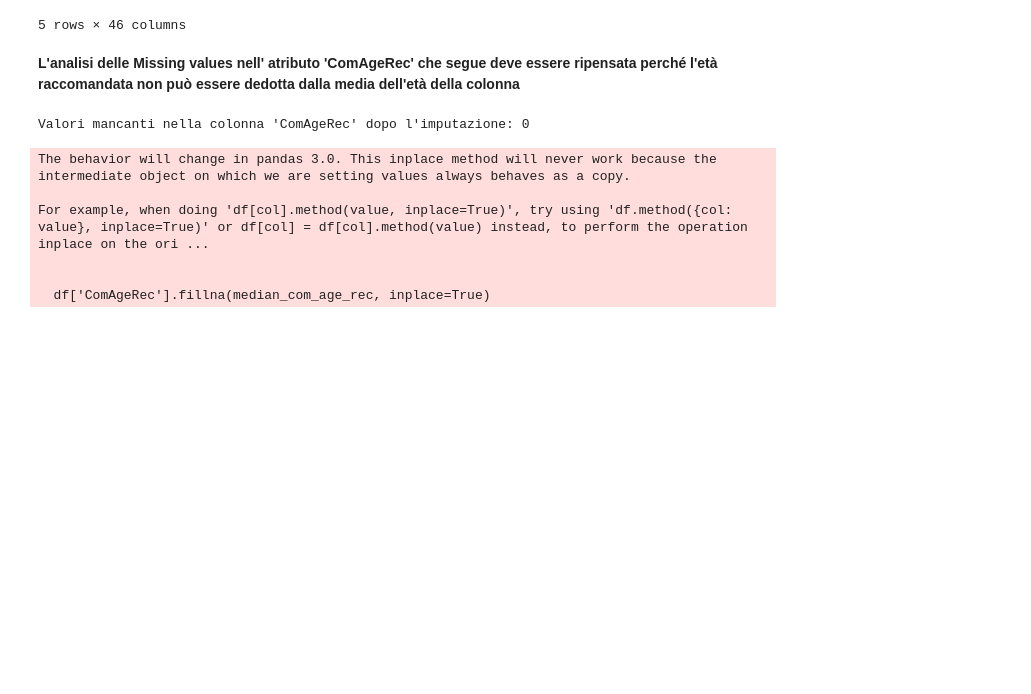
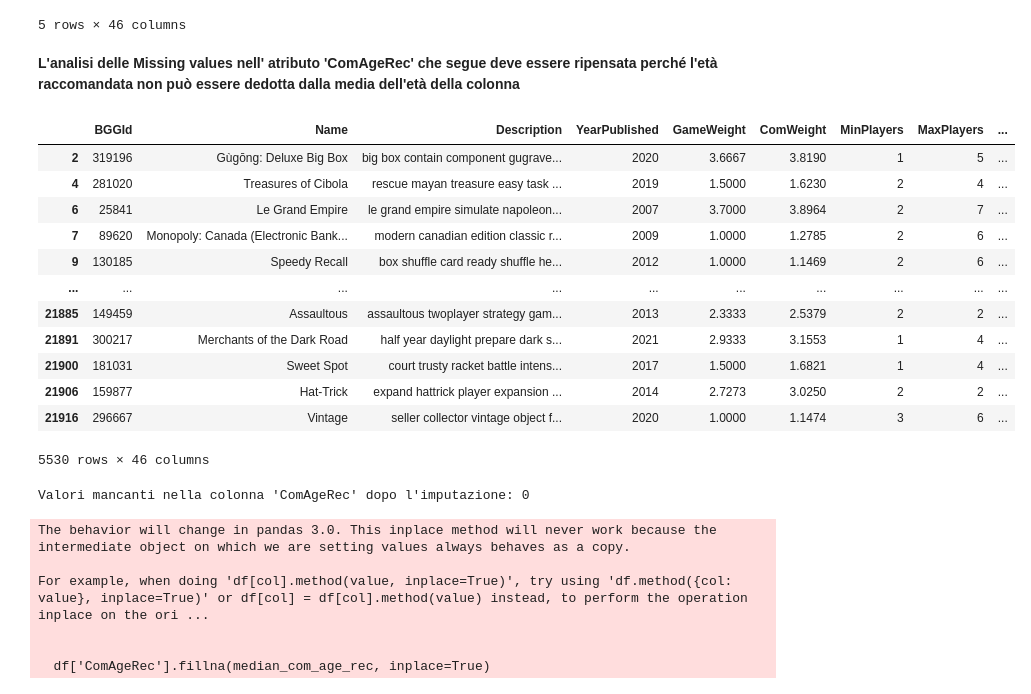
Before and after one commit to kilomo12/Data_Mining_Project, a Jupyter notebook: Data_mining_project/project_data_mining_part1.ipynb, the cells around one changed output. Saved outputs shown, nothing was run; the diff lists cells and outputs as text; code cells hidden in the pictures; blank space fills up the shorter version.

```diff
--- a/Data_mining_project/project_data_mining_part1.ipynb
+++ b/Data_mining_project/project_data_mining_part1.ipynb
@@ -18,6 +18,22 @@ df.head()
 5 rows × 46 columns
 # %% [markdown]
 **L'analisi delle Missing values nell' atributo 'ComAgeRec' che segue deve essere ripensata perché l'età raccomandata non può essere dedotta dalla media dell'età della colonna**
+# %%
+df[df['ComAgeRec'].isnull()]
+# %% [output]
+|  | BGGId | Name | Description | YearPublished | GameWeight | ComWeight | MinPlayers | MaxPlayers | ... |
+| 2 | 319196 | Gùgōng: Deluxe Big Box | big box contain component gugrave... | 2020 | 3.6667 | 3.8190 | 1 | 5 | ... |
+| 4 | 281020 | Treasures of Cibola | rescue mayan treasure easy task ... | 2019 | 1.5000 | 1.6230 | 2 | 4 | ... |
+| 6 | 25841 | Le Grand Empire | le grand empire simulate napoleon... | 2007 | 3.7000 | 3.8964 | 2 | 7 | ... |
+| 7 | 89620 | Monopoly: Canada (Electronic Bank... | modern canadian edition classic r... | 2009 | 1.0000 | 1.2785 | 2 | 6 | ... |
+| 9 | 130185 | Speedy Recall | box shuffle card ready shuffle he... | 2012 | 1.0000 | 1.1469 | 2 | 6 | ... |
+| ... | ... | ... | ... | ... | ... | ... | ... | ... | ... |
+| 21885 | 149459 | Assaultous | assaultous twoplayer strategy gam... | 2013 | 2.3333 | 2.5379 | 2 | 2 | ... |
+| 21891 | 300217 | Merchants of the Dark Road | half year daylight prepare dark s... | 2021 | 2.9333 | 3.1553 | 1 | 4 | ... |
+| 21900 | 181031 | Sweet Spot | court trusty racket battle intens... | 2017 | 1.5000 | 1.6821 | 1 | 4 | ... |
+| 21906 | 159877 | Hat-Trick | expand hattrick player expansion ... | 2014 | 2.7273 | 3.0250 | 2 | 2 | ... |
+| 21916 | 296667 | Vintage | seller collector vintage object f... | 2020 | 1.0000 | 1.1474 | 3 | 6 | ... |
+5530 rows × 46 columns
 # %%
 #fillna() in pandas serve per riempire i valori mancanti (NaN) in un DataFrame o in una Serie con un valore specificato o con una strategia di imputazione.
 median_com_age_rec = df['ComAgeRec'].median()
```
